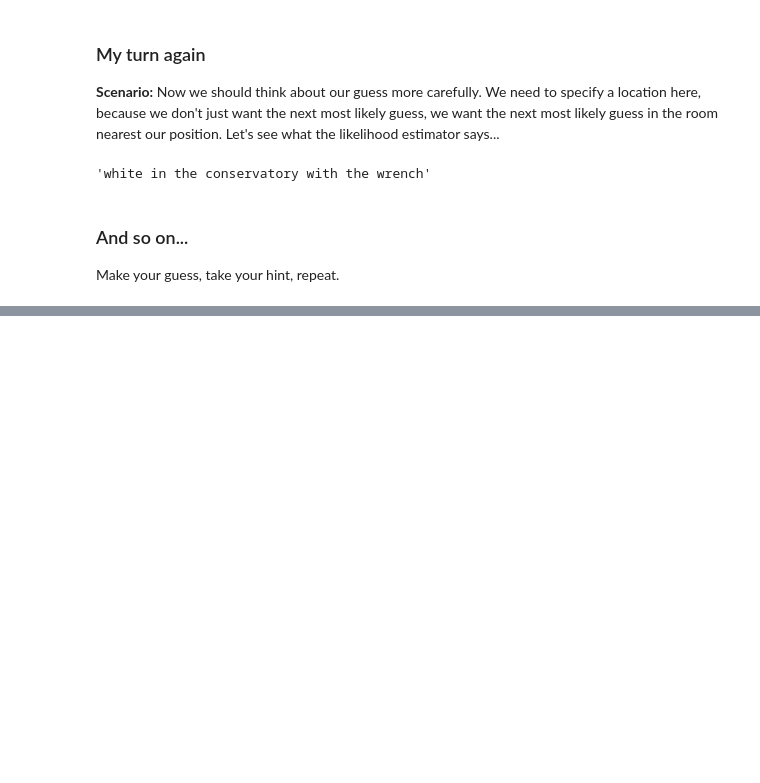
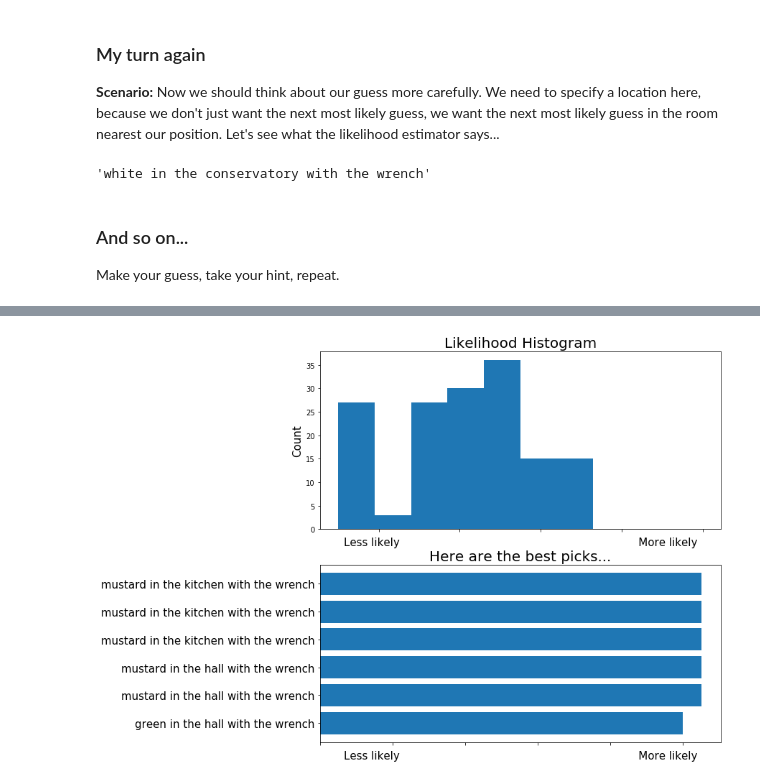
Before and after one commit to qwofford/clue, a Jupyter notebook: clue.ipynb, the cells around one changed output, grey strips where cells are left out. Drawn from its saved outputs; the diff is of its cells as text; code cells hidden in the pictures; blank space fills up the shorter version.

```diff
--- a/clue.ipynb
+++ b/clue.ipynb
@@ -568,0 +772,4 @@ Make your guess, take your hint, repeat.
+# %%
+game_view.show_panel()
+# %% [output]
+[figure, added]
```
Also changed, not shown: parts of 58 cells of this notebook.
